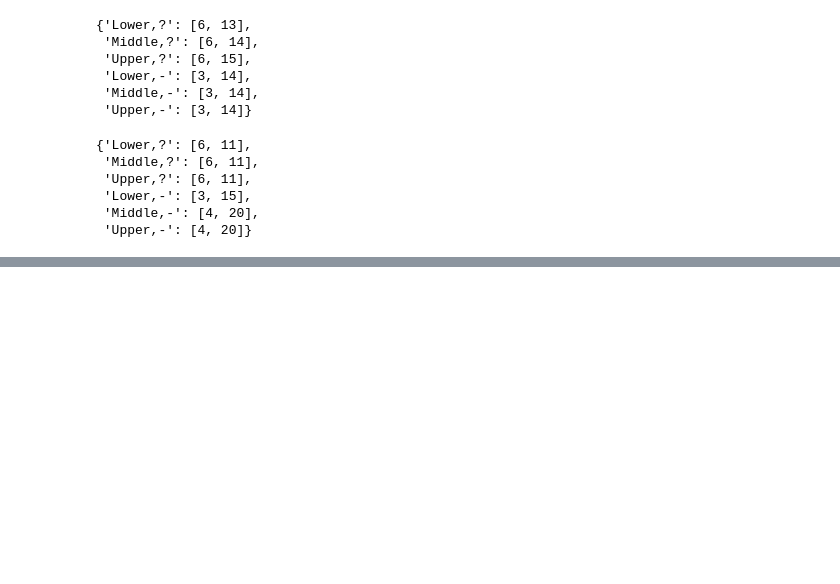
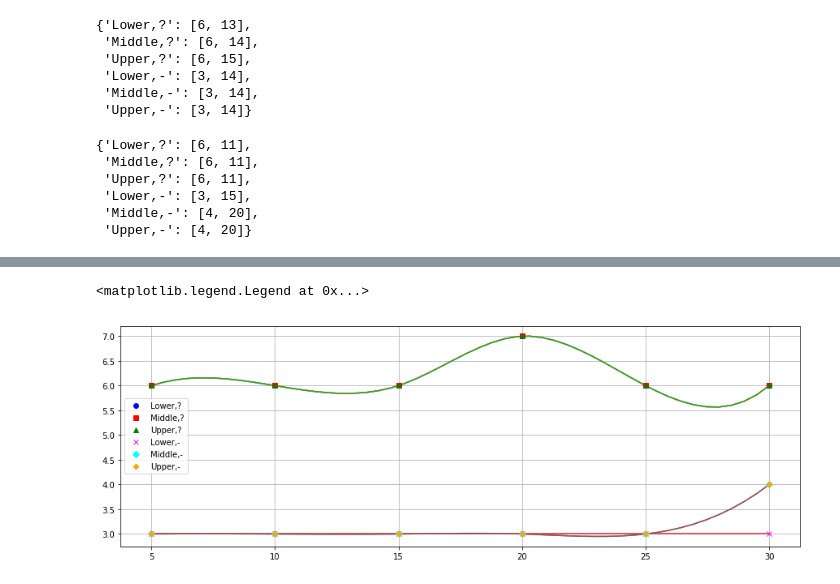
Before and after one commit to Priyanka1527/RuleComplexity_MissingValue, a Jupyter notebook: notebook/Rule Complexity - Iris.ipynb, the cells around one changed output, grey strips where cells are left out. Drawn from its saved outputs; the diff is of its cells as text; code cells hidden in the pictures; blank space fills up the shorter version.

Commit message:
Graph generated for Iris Datasets

```diff
--- a/notebook/Rule Complexity - Iris.ipynb
+++ b/notebook/Rule Complexity - Iris.ipynb
@@ -212,3 +217,12 @@ Iris_30
  'Lower,-': [3, 15],
  'Middle,-': [4, 20],
  'Upper,-': [4, 20]}
+# %%
+from collections import defaultdict
+dd = defaultdict(list)
+
+for d in (Iris_5, Iris_10, Iris_15, Iris_20, Iris_25, Iris_30):
+    for key, value in d.items():
+        dd[key].append(value[0])
+
+print(dd)
@@ -214,0 +241,2 @@ Iris_30
+# %%
+df = pd.DataFrame.from_dict(dd)
@@ -214,0 +255,3 @@ Iris_30
+# %%
+x = np.arange(5, 35, 5)
+x
@@ -214,0 +260,2 @@ Iris_30
+# %%
+df['x'] = x
@@ -214,0 +272,55 @@ Iris_30
+# %%
+from scipy.interpolate import splrep, splev
+ax = plt.gca()
+ax.grid(True)
+plt.gcf().set_size_inches(15, 5)
+
+tck1 = splrep(df['x'], df['Lower,?'])
+xnew1 = np.linspace(5, 30)
+ynew1 = splev(xnew1, tck1)
+plt.plot(xnew1, ynew1)
+
+tck2 = splrep(df['x'], df['Middle,?'])
+xnew2 = np.linspace(5, 30)
+ynew2 = splev(xnew2, tck2)
+plt.plot(xnew2, ynew2)
+
+tck3 = splrep(df['x'], df['Upper,?'])
+xnew3 = np.linspace(5, 30)
+ynew3 = splev(xnew3, tck3)
+plt.plot(xnew3, ynew3)
+
+tck4 = splrep(df['x'], df['Lower,-'])
+xnew4 = np.linspace(5, 30)
+ynew4 = splev(xnew4, tck4)
+plt.plot(xnew4, ynew4)
+
+tck5 = splrep(df['x'], df['Middle,-'])
+xnew5 = np.linspace(5, 30)
+ynew5 = splev(xnew5, tck5)
+plt.plot(xnew5, ynew5)
+
+tck6 = splrep(df['x'], df['Upper,-'])
+xnew6 = np.linspace(5, 30)
+ynew6 = splev(xnew6, tck6)
+plt.plot(xnew6, ynew6)
+
+plt.plot(df['x'], df['Lower,?'], 'o', color='blue', markerfacecolor='blue')
+plt.plot(df['x'], df['Middle,?'], 's', color='red', markerfacecolor='red')
+plt.plot(df['x'], df['Upper,?'], '^', color='green', markerfacecolor='green')
+plt.plot(df['x'], df['Lower,-'], 'x', color='magenta', markerfacecolor='magenta')
+plt.plot(df['x'], df['Middle,-'], 'D', color='aqua', markerfacecolor='aqua')
+plt.plot(df['x'], df['Upper,-'], 'P', color='orange', markerfacecolor='orange')
+plt.legend()
+
+# multiple line plot
+# plt.plot( 'x', 'Lower,?', data=df, marker='o', markerfacecolor='blue', markersize=8, color='blue', linewidth=2, )
+# plt.plot( 'x', 'Middle,?', data=df, marker='s', markerfacecolor='red', markersize=8, color='red', linewidth=2)
+# plt.plot( 'x', 'Upper,?', data=df, marker='^', markerfacecolor='green', markersize=8, color='green', linewidth=2)
+# plt.plot( 'x', 'Lower,-', data=df, marker='x', markerfacecolor='magenta', markersize=8, color='magenta', linewidth=2)
+# plt.plot( 'x', 'Middle,-', data=df, marker='D', markerfacecolor='aqua', markersize=8, color='aqua', linewidth=2)
+# plt.plot( 'x', 'Upper,-', data=df, marker='P', markerfacecolor='orange', markersize=8, color='orange', linewidth=2)
+# plt.legend()
+# %% [output]
+<matplotlib.legend.Legend at 0x...>
+[figure, added]
```
Also changed, not shown: parts of 8 cells of this notebook.
